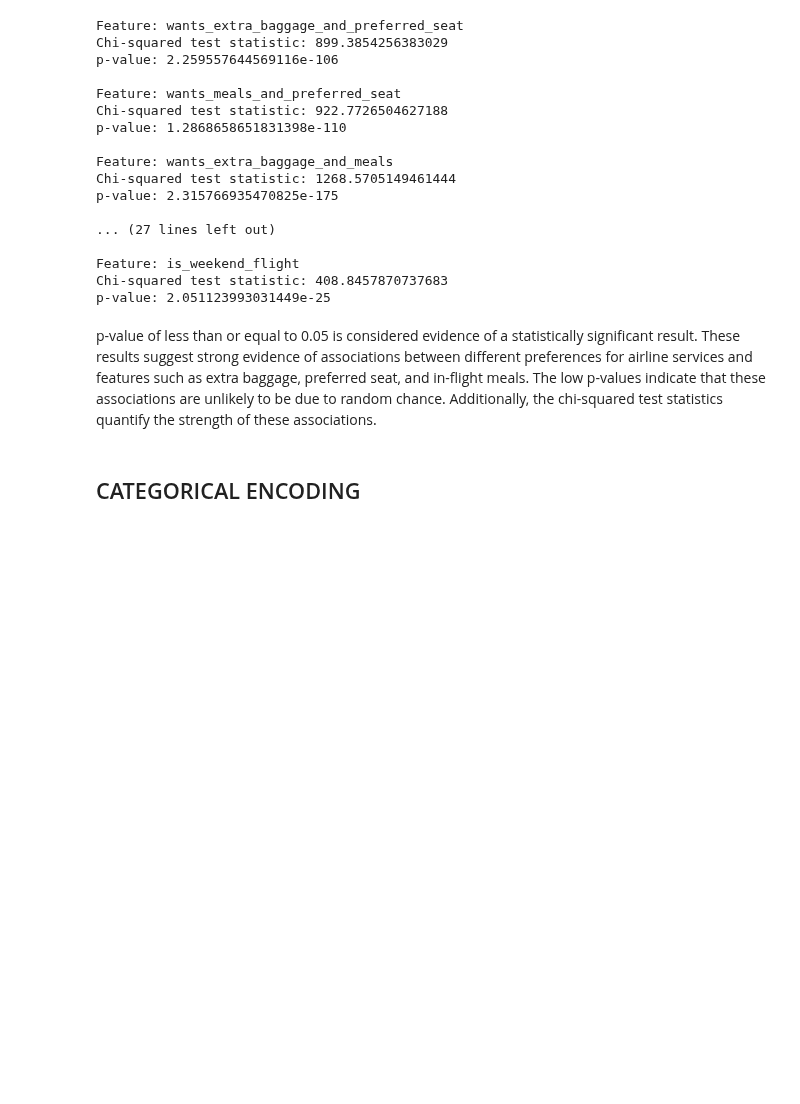
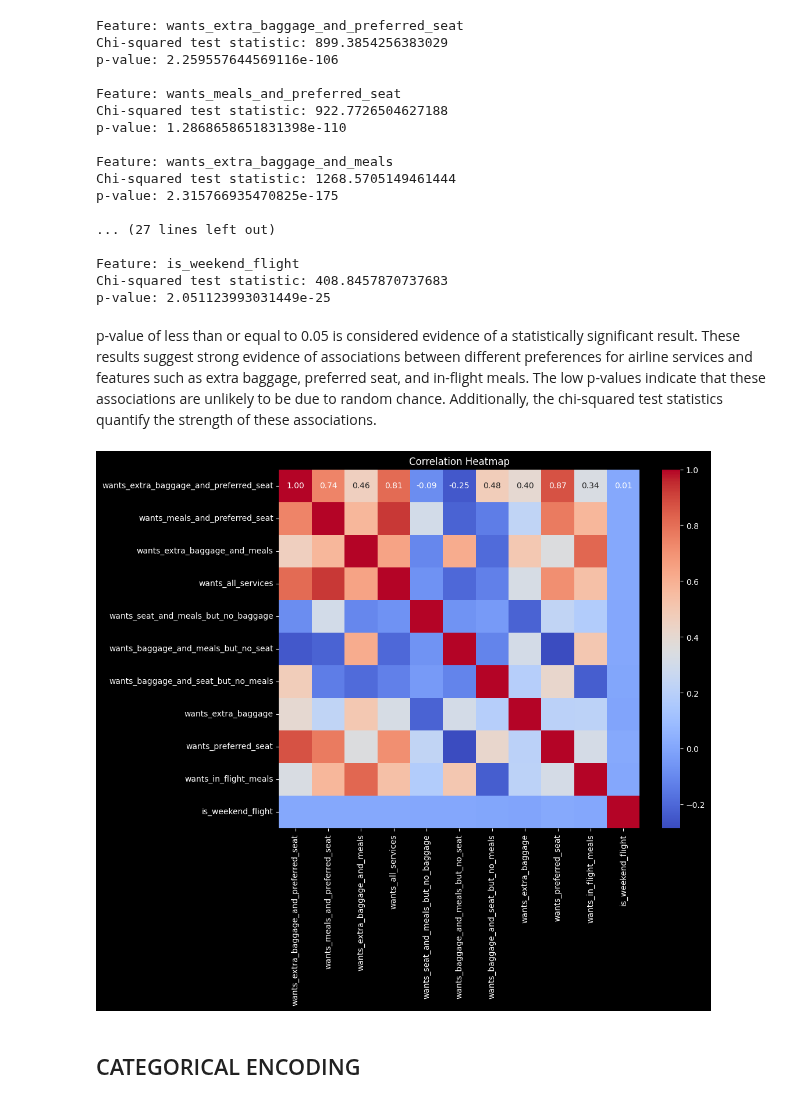
Before and after one commit to Perception-ui/fly_, a Jupyter notebook: feature_exploration.ipynb, the cells around one changed output. Saved outputs shown, nothing was run; the diff lists cells and outputs as text; code cells hidden in the pictures; blank space fills up the shorter version.

```diff
--- a/feature_exploration.ipynb
+++ b/feature_exploration.ipynb
@@ -544,6 +570,29 @@ Chi-squared test statistic: 408.8457870737683
 p-value: 2.051123993031449e-25
 # %% [markdown]
 p-value of less than or equal to 0.05 is considered evidence of a statistically significant result. These results suggest strong evidence of associations between different preferences for airline services and features such as extra baggage, preferred seat, and in-flight meals. The low p-values indicate that these associations are unlikely to be due to random chance. Additionally, the chi-squared test statistics quantify the strength of these associations.
+# %%
+# Heatmap
+options = df[['wants_extra_baggage_and_preferred_seat',
+    'wants_meals_and_preferred_seat',
+    'wants_extra_baggage_and_meals',
+    'wants_all_services',
+    'wants_seat_and_meals_but_no_baggage',
+    'wants_baggage_and_meals_but_no_seat',
+    'wants_baggage_and_seat_but_no_meals',
+    'wants_extra_baggage',
+    'wants_preferred_seat',
+    'wants_in_flight_meals',
+    'is_weekend_flight']]
+# Calculate correlation matrix
+corr_matrix = options.corr()
+
+# Plot heatmap
+plt.figure(figsize=(10, 8))
+sns.heatmap(corr_matrix, annot=True, cmap='coolwarm', fmt=".2f", annot_kws={"size": 10})
+plt.title('Correlation Heatmap')
+plt.show()
+# %% [output]
+[figure, added]
 # %% [markdown]
 ## CATEGORICAL ENCODING
 # %% [markdown]
```
Also changed, not shown: parts of 24 cells of this notebook, 1 other file.
